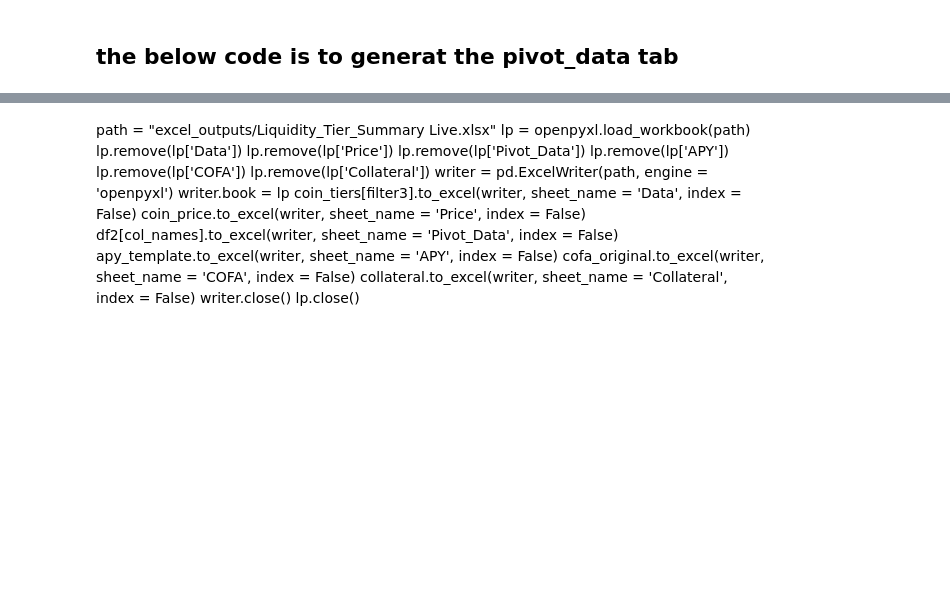
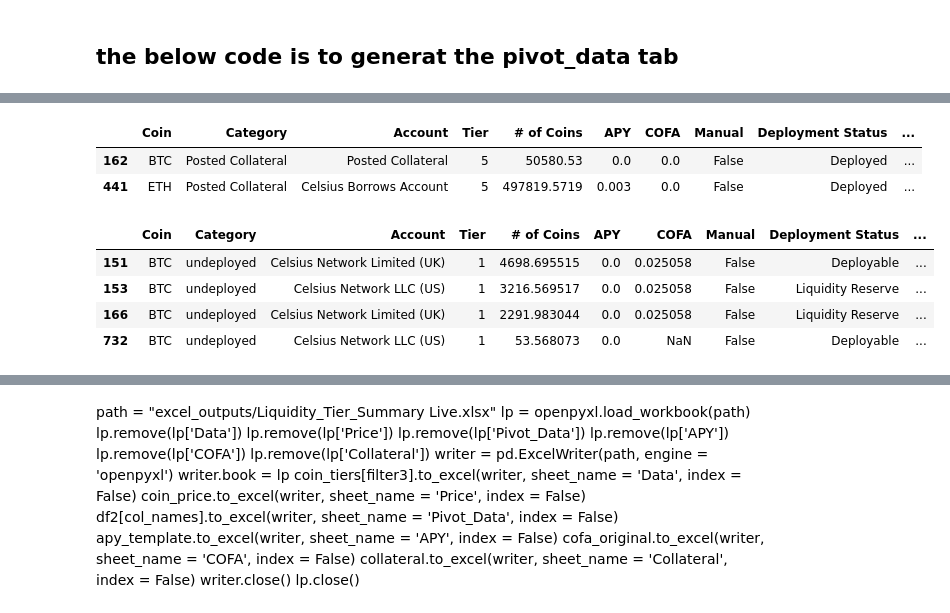
Before and after one commit to GabrielChoukroun/waterfall_python, a Jupyter notebook: portfolio_waterfall_live.ipynb, the cells around one changed output, grey strips where cells are left out. Drawn from its saved outputs; the diff is of its cells as text; code cells hidden in the pictures; blank space fills up the shorter version.

```diff
--- a/portfolio_waterfall_live.ipynb
+++ b/portfolio_waterfall_live.ipynb
@@ -576,6 +808,7 @@ df2 = pd.concat([df2,manual_adjustements]).reset_index(drop=True)
 # %%
 # Add Deployement Status
-total_stable = deployable_0[deployable_0['Coin'].isin(stables)]['Total Undeployed (Coins)'].sum()
+deployable_0.columns = ['Coin','Total Undeployed']
+total_stable = deployable_0[deployable_0['Coin'].isin(stables)]['Total Undeployed'].sum()
 deployable_0 = deployable_0.append({'Coin':'Stable Coins',
                      'Total Undeployed':total_stable}, ignore_index=True)
 df2['Deployment Status'] = 'Deployed'
@@ -628,8 +896,26 @@ df2.sort_values(by = "USD Value", ascending = False, inplace = True)
+# %%
+df2.head(2)
+# %% [output]
+|  | Coin | Category | Account | Tier | # of Coins | APY | COFA | Manual | Deployment Status | ... |
+| 162 | BTC | Posted Collateral | Posted Collateral | 5 | 50580.53 | 0.0 | 0.0 | False | Deployed | ... |
+| 441 | ETH | Posted Collateral | Celsius Borrows Account | 5 | 497819.5719 | 0.003 | 0.0 | False | Deployed | ... |
+# %%
+# EDIT FTX JACOB Account
+cond = (df2['Account'] == 'FTX - Jacob') & (df2['APY']>df2['CARRY'])
+df2.loc[cond, "Category"] = "Exchange"
 # %%
 # Merge WBTC and BTC
 df2['WBTC'] = 'N'
 df2.loc[df2['Coin'] == 'WBTC', 'WBTC'] = 'Y'
 df2['Coin'] = df2['Coin'].replace('WBTC', 'BTC')
+# %%
+df2[(df2['Account'].isin(first_accounts)) & (df2['Coin']=='BTC')]
+# %% [output]
+|  | Coin | Category | Account | Tier | # of Coins | APY | COFA | Manual | Deployment Status | ... |
+| 151 | BTC | undeployed | Celsius Network Limited (UK) | 1 | 4698.695515 | 0.0 | 0.025058 | False | Deployable | ... |
+| 153 | BTC | undeployed | Celsius Network LLC (US) | 1 | 3216.569517 | 0.0 | 0.025058 | False | Liquidity Reserve | ... |
+| 166 | BTC | undeployed | Celsius Network Limited (UK) | 1 | 2291.983044 | 0.0 | 0.025058 | False | Liquidity Reserve | ... |
+| 732 | BTC | undeployed | Celsius Network LLC (US) | 1 | 53.568073 | 0.0 | NaN | False | Deployable | ... |
 # %%
 # process the collateral table and insert it into the liquidity tier summary
 # for COFA value of collateral, use default first, there is a "Collateral" column in COFA which will override the default
```
Also changed, not shown: parts of 45 cells of this notebook, 5 other files.
